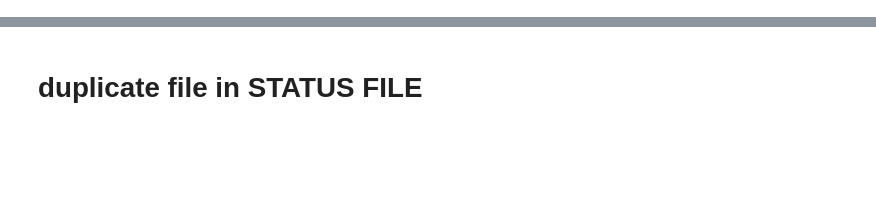
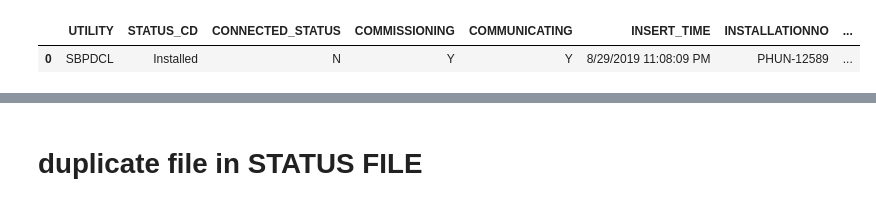
Before and after one commit to ratankj/MDM_HES_DATA_MATCH, a Jupyter notebook: hes_mdm_comp.ipynb, the cells around one changed output, grey strips where cells are left out. Saved outputs shown, nothing was run; the diff lists cells and outputs as text; code cells hidden in the pictures; blank space fills up the shorter version.

```diff
--- a/hes_mdm_comp.ipynb
+++ b/hes_mdm_comp.ipynb
@@ -76,3 +72,8 @@ Error:
+# %%
+METER_STATUS_SB_NB.head(1)
+# %% [output]
+|  | UTILITY | STATUS_CD | CONNECTED_STATUS | COMMISSIONING | COMMUNICATING | INSERT_TIME | INSTALLATIONNO | ... |
+| 0 | SBPDCL | Installed | N | Y | Y | 8/29/2019 11:08:09 PM | PHUN-12589 | ... |
 # %%
 # split data from .(dot)  and take only before the .(dot)
 
```
Also changed, not shown: parts of 99 cells of this notebook.
